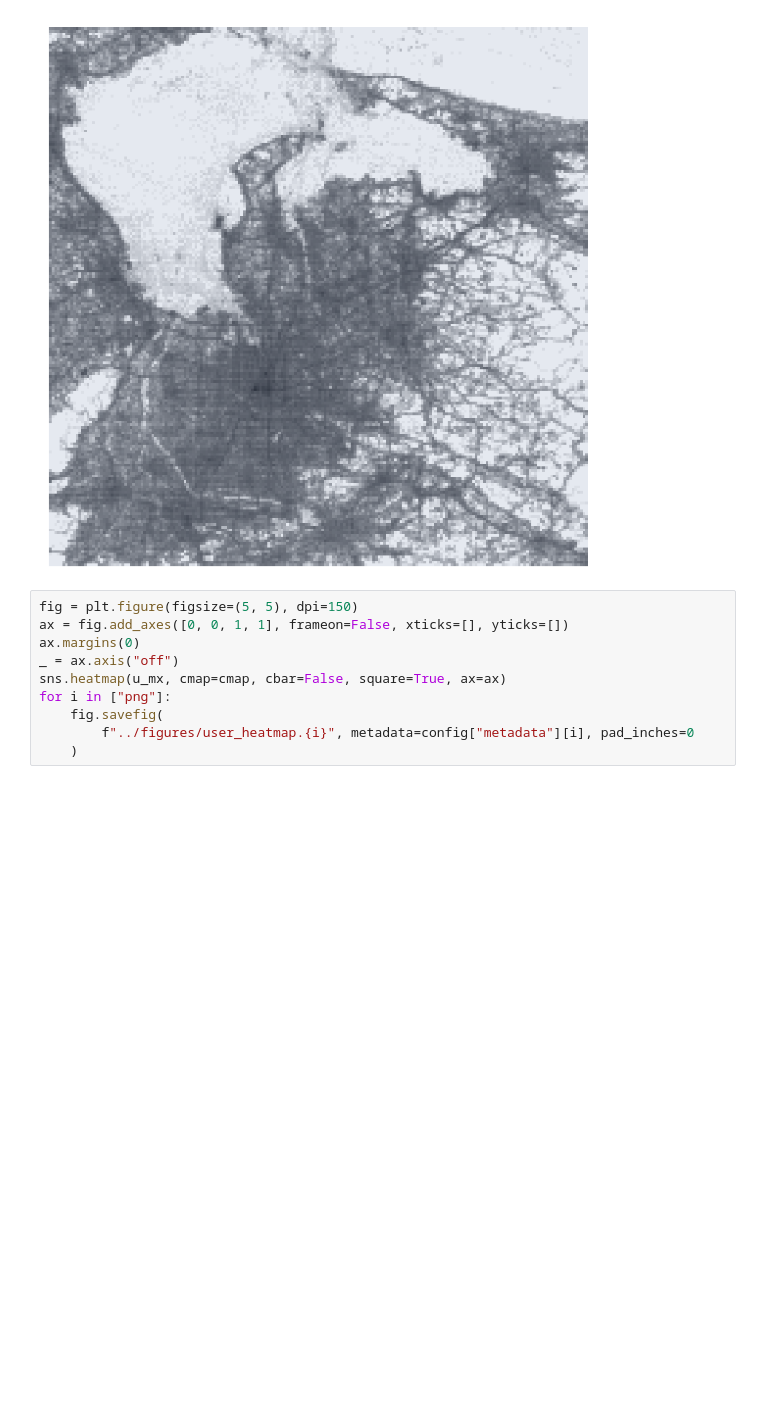
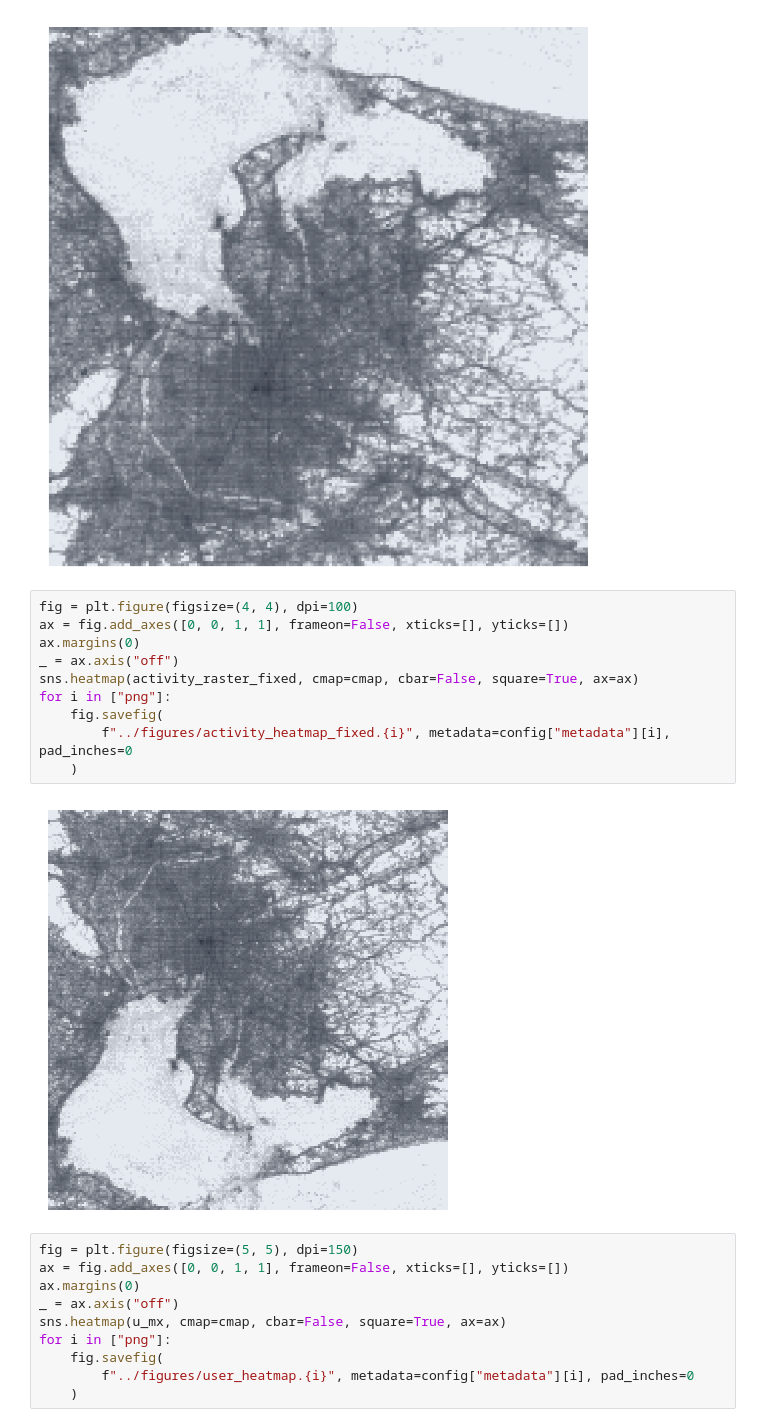
Before and after one commit to pintergreg/geolocating_cities_using_human_activity_traces, a Jupyter notebook: src/plot_heatmaps.ipynb, the cells around one changed output. Drawn from its saved outputs; the diff is of its cells as text; blank space fills up the shorter version.

```diff
--- a/src/plot_heatmaps.ipynb
+++ b/src/plot_heatmaps.ipynb
@@ -63,6 +70,18 @@ for i in ["png"]:
     )
 # %% [output]
 [figure]
+# %%
+fig = plt.figure(figsize=(4, 4), dpi=100)
+ax = fig.add_axes([0, 0, 1, 1], frameon=False, xticks=[], yticks=[])
+ax.margins(0)
+_ = ax.axis("off")
+sns.heatmap(activity_raster_fixed, cmap=cmap, cbar=False, square=True, ax=ax)
+for i in ["png"]:
+    fig.savefig(
+        f"../figures/activity_heatmap_fixed.{i}", metadata=config["metadata"][i], pad_inches=0
+    )
+# %% [output]
+[figure, added]
 # %%
 fig = plt.figure(figsize=(5, 5), dpi=150)
 ax = fig.add_axes([0, 0, 1, 1], frameon=False, xticks=[], yticks=[])
```
Also changed, not shown: parts of 5 cells of this notebook.
